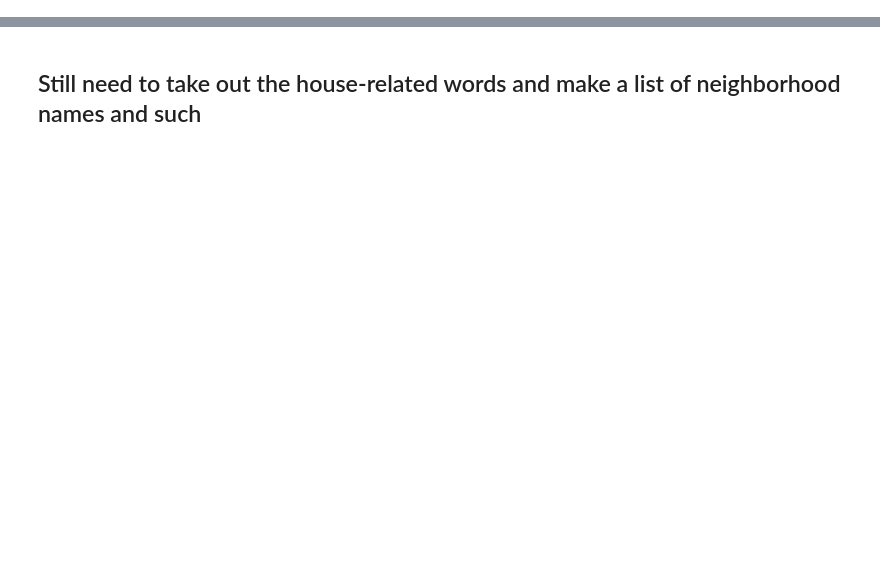
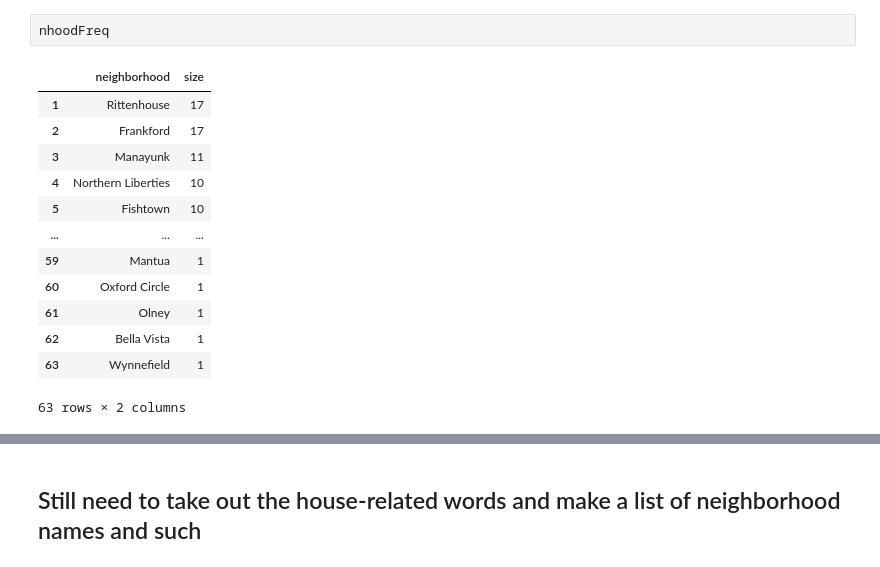
Before and after one commit to LuckyLaharlTim/MUSA_5500_Final, a Jupyter notebook: data/modified_webscraping/text_analysis.ipynb, the cells around one changed output, grey strips where cells are left out. Drawn from its saved outputs; the diff is of its cells as text; blank space fills up the shorter version.

```diff
--- a/data/modified_webscraping/text_analysis.ipynb
+++ b/data/modified_webscraping/text_analysis.ipynb
@@ -65,0 +169,16 @@ words.head(15)
+# %%
+nhoodFreq
+# %% [output]
+|  | neighborhood | size |
+| 1 | Rittenhouse | 17 |
+| 2 | Frankford | 17 |
+| 3 | Manayunk | 11 |
+| 4 | Northern Liberties | 10 |
+| 5 | Fishtown | 10 |
+| ... | ... | ... |
+| 59 | Mantua | 1 |
+| 60 | Oxford Circle | 1 |
+| 61 | Olney | 1 |
+| 62 | Bella Vista | 1 |
+| 63 | Wynnefield | 1 |
+63 rows × 2 columns
```
Also changed, not shown: parts of 18 cells of this notebook.
